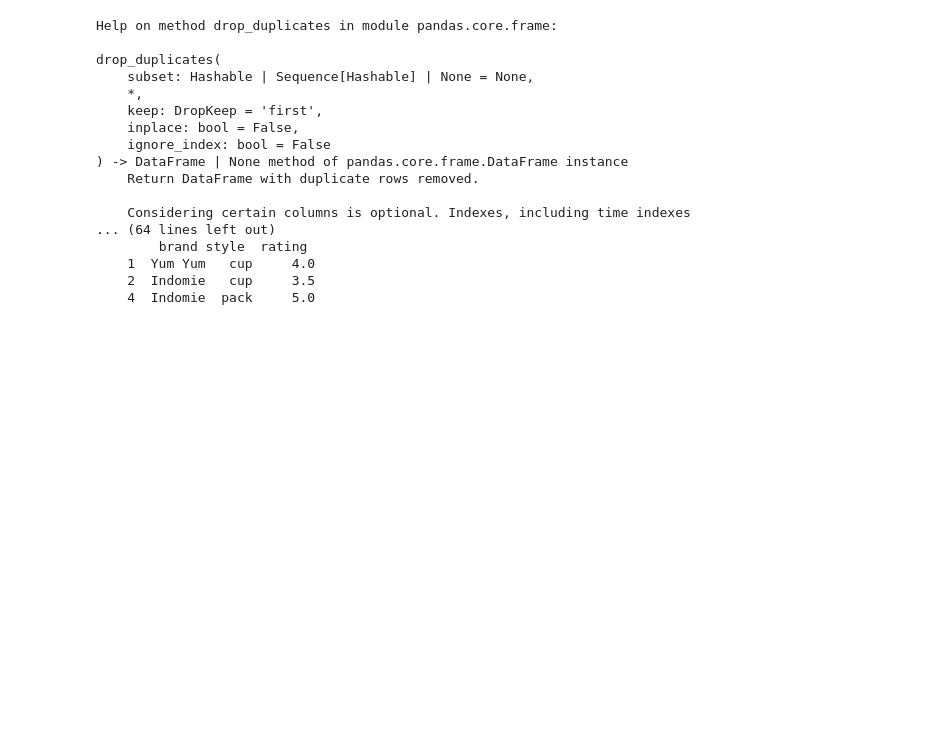
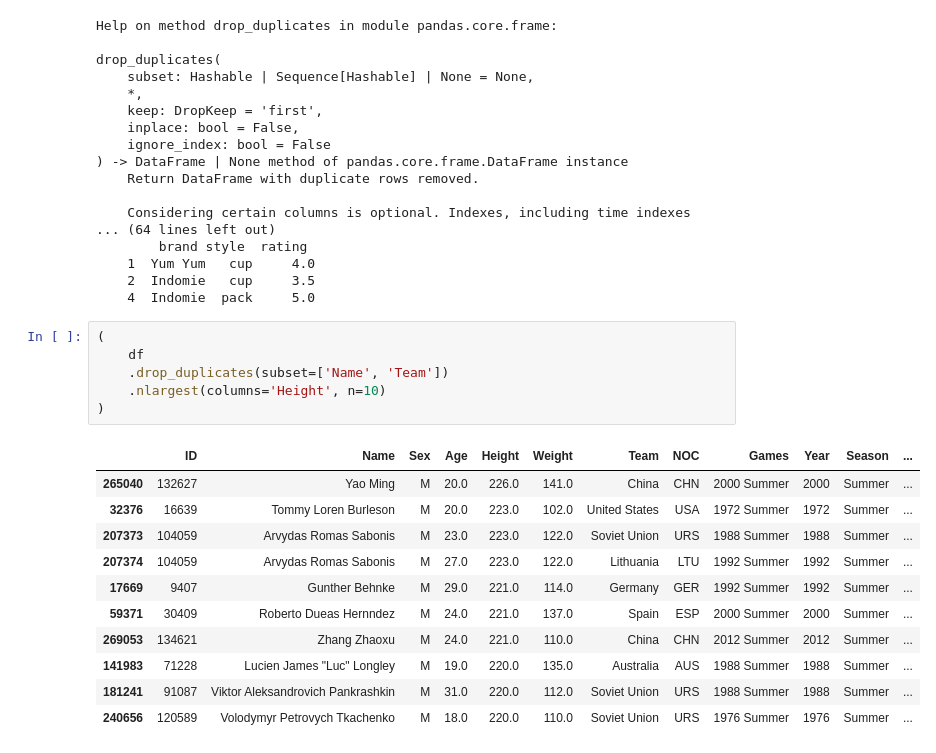
Before and after one commit to reuven/OReilly-2025-11November-data, a Jupyter notebook: OReilly - 2025-11November-20.ipynb, the cells around one changed output. Drawn from its saved outputs; the diff is of its cells as text; blank space fills up the shorter version.

```diff
--- a/OReilly - 2025-11November-20.ipynb
+++ b/OReilly - 2025-11November-20.ipynb
@@ -413,3 +413,21 @@ drop_duplicates(
     1  Yum Yum   cup     4.0
     2  Indomie   cup     3.5
     4  Indomie  pack     5.0
+# %%
+(
+    df
+    .drop_duplicates(subset=['Name', 'Team'])
+    .nlargest(columns='Height', n=10)
+)
+# %% [output]
+|  | ID | Name | Sex | Age | Height | Weight | Team | NOC | Games | Year | Season | ... |
+| 265040 | 132627 | Yao Ming | M | 20.0 | 226.0 | 141.0 | China | CHN | 2000 Summer | 2000 | Summer | ... |
+| 32376 | 16639 | Tommy Loren Burleson | M | 20.0 | 223.0 | 102.0 | United States | USA | 1972 Summer | 1972 | Summer | ... |
+| 207373 | 104059 | Arvydas Romas Sabonis | M | 23.0 | 223.0 | 122.0 | Soviet Union | URS | 1988 Summer | 1988 | Summer | ... |
+| 207374 | 104059 | Arvydas Romas Sabonis | M | 27.0 | 223.0 | 122.0 | Lithuania | LTU | 1992 Summer | 1992 | Summer | ... |
+| 17669 | 9407 | Gunther Behnke | M | 29.0 | 221.0 | 114.0 | Germany | GER | 1992 Summer | 1992 | Summer | ... |
+| 59371 | 30409 | Roberto Dueas Hernndez | M | 24.0 | 221.0 | 137.0 | Spain | ESP | 2000 Summer | 2000 | Summer | ... |
+| 269053 | 134621 | Zhang Zhaoxu | M | 24.0 | 221.0 | 110.0 | China | CHN | 2012 Summer | 2012 | Summer | ... |
+| 141983 | 71228 | Lucien James "Luc" Longley | M | 19.0 | 220.0 | 135.0 | Australia | AUS | 1988 Summer | 1988 | Summer | ... |
+| 181241 | 91087 | Viktor Aleksandrovich Pankrashkin | M | 31.0 | 220.0 | 112.0 | Soviet Union | URS | 1988 Summer | 1988 | Summer | ... |
+| 240656 | 120589 | Volodymyr Petrovych Tkachenko | M | 18.0 | 220.0 | 110.0 | Soviet Union | URS | 1976 Summer | 1976 | Summer | ... |
```
